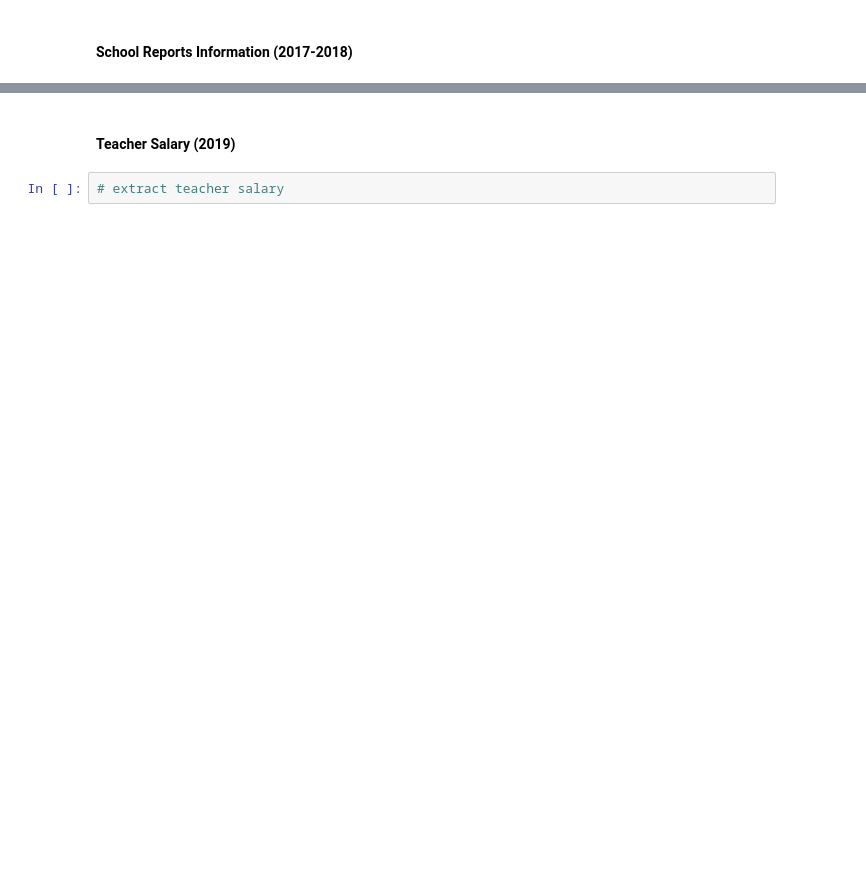
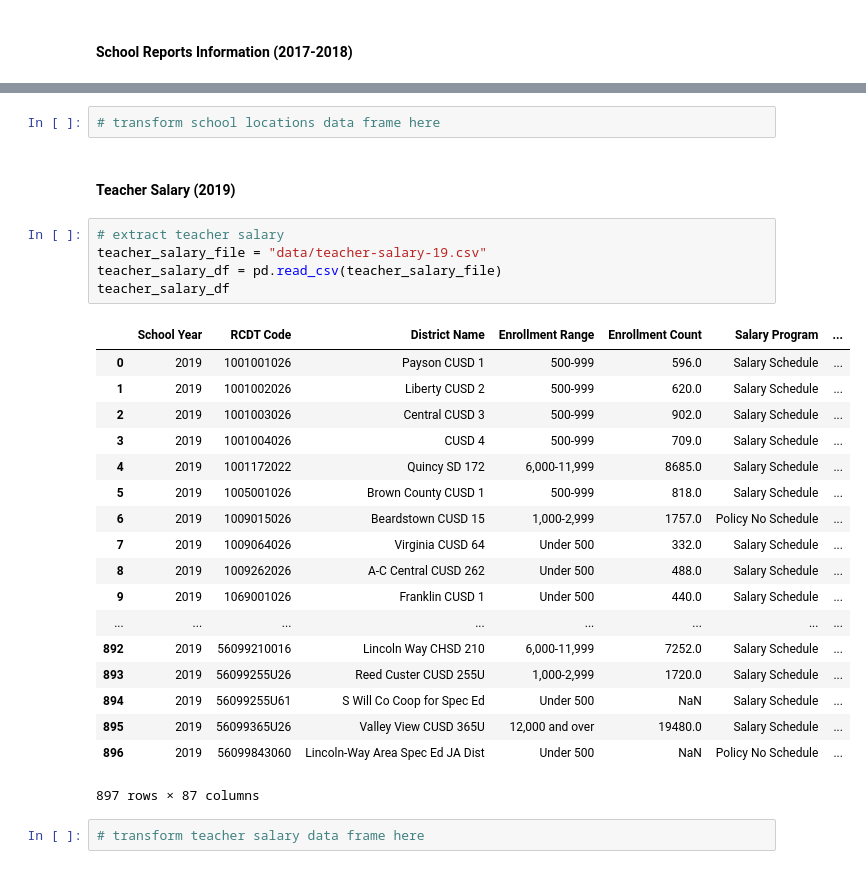
Before and after one commit to kathleengraham/chicago-public-school-ETL, a Jupyter notebook: cps-etl.ipynb, the cells around one changed output, grey strips where cells are left out. Saved outputs shown, nothing was run; the diff lists cells and outputs as text; blank space fills up the shorter version.

```diff
--- a/cps-etl.ipynb
+++ b/cps-etl.ipynb
@@ -39,4 +91,30 @@ school_profile_df
+# %%
+# transform school locations data frame here
 # %% [markdown]
 #### Teacher Salary (2019)
+# %%
+# extract teacher salary
+teacher_salary_file = "data/teacher-salary-19.csv"
+teacher_salary_df = pd.read_csv(teacher_salary_file)
+teacher_salary_df
+# %% [output]
+|  | School Year | RCDT Code | District Name | Enrollment Range | Enrollment Count | Salary Program | ... |
+| 0 | 2019 | 1001001026 | Payson CUSD 1 | 500-999 | 596.0 | Salary Schedule | ... |
+| 1 | 2019 | 1001002026 | Liberty CUSD 2 | 500-999 | 620.0 | Salary Schedule | ... |
+| 2 | 2019 | 1001003026 | Central CUSD 3 | 500-999 | 902.0 | Salary Schedule | ... |
+| 3 | 2019 | 1001004026 | CUSD 4 | 500-999 | 709.0 | Salary Schedule | ... |
+| 4 | 2019 | 1001172022 | Quincy SD 172 | 6,000-11,999 | 8685.0 | Salary Schedule | ... |
+| 5 | 2019 | 1005001026 | Brown County CUSD 1 | 500-999 | 818.0 | Salary Schedule | ... |
+| 6 | 2019 | 1009015026 | Beardstown CUSD 15 | 1,000-2,999 | 1757.0 | Policy No Schedule | ... |
+| 7 | 2019 | 1009064026 | Virginia CUSD 64 | Under 500 | 332.0 | Salary Schedule | ... |
+| 8 | 2019 | 1009262026 | A-C Central CUSD 262 | Under 500 | 488.0 | Salary Schedule | ... |
+| 9 | 2019 | 1069001026 | Franklin CUSD 1 | Under 500 | 440.0 | Salary Schedule | ... |
+| ... | ... | ... | ... | ... | ... | ... | ... |
+| 892 | 2019 | 56099210016 | Lincoln Way CHSD 210 | 6,000-11,999 | 7252.0 | Salary Schedule | ... |
+| 893 | 2019 | 56099255U26 | Reed Custer CUSD 255U | 1,000-2,999 | 1720.0 | Salary Schedule | ... |
+| 894 | 2019 | 56099255U61 | S Will Co Coop for Spec Ed | Under 500 | NaN | Salary Schedule | ... |
+| 895 | 2019 | 56099365U26 | Valley View CUSD 365U | 12,000 and over | 19480.0 | Salary Schedule | ... |
+| 896 | 2019 | 56099843060 | Lincoln-Way Area Spec Ed JA Dist | Under 500 | NaN | Policy No Schedule | ... |
+897 rows × 87 columns
 # %%
-# extract teacher salary
+# transform teacher salary data frame here
```
Also changed, not shown: parts of 6 cells of this notebook, 2 other files.
